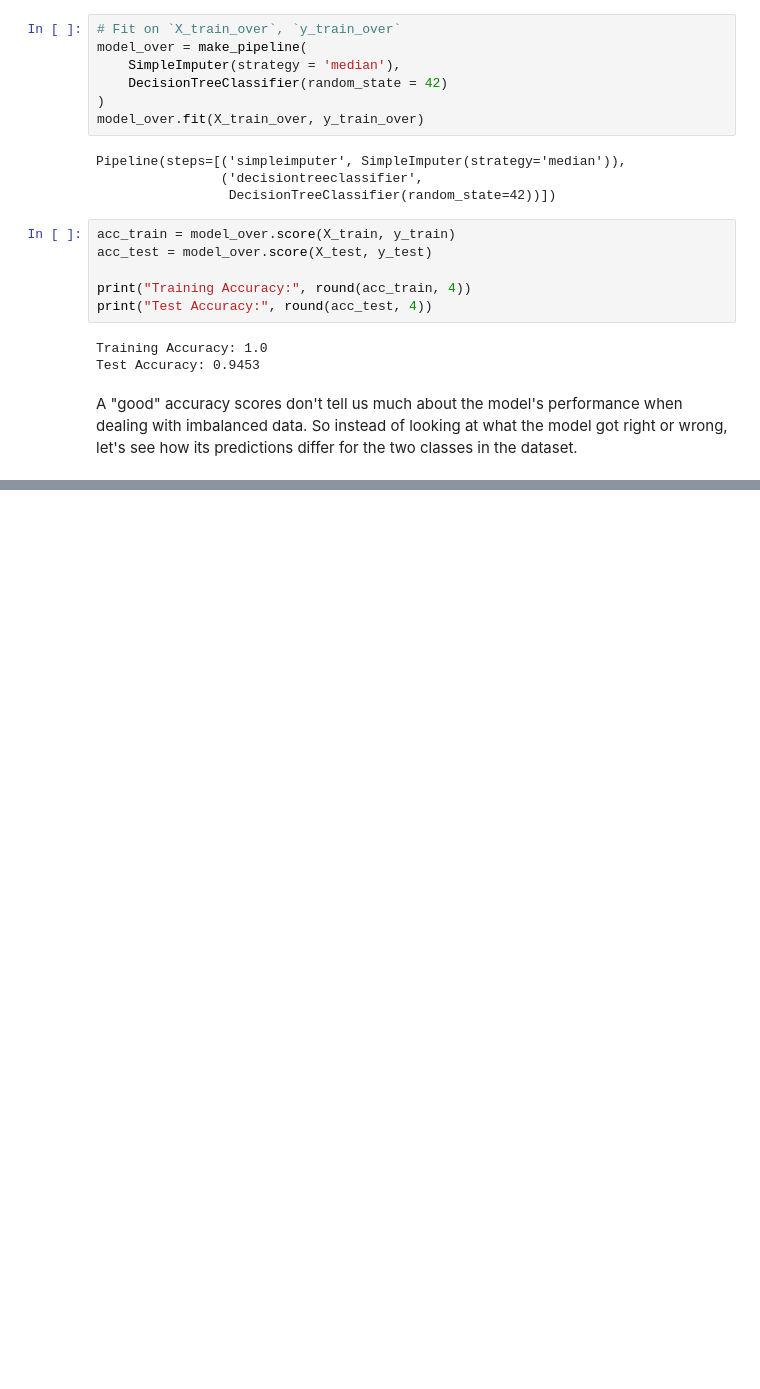
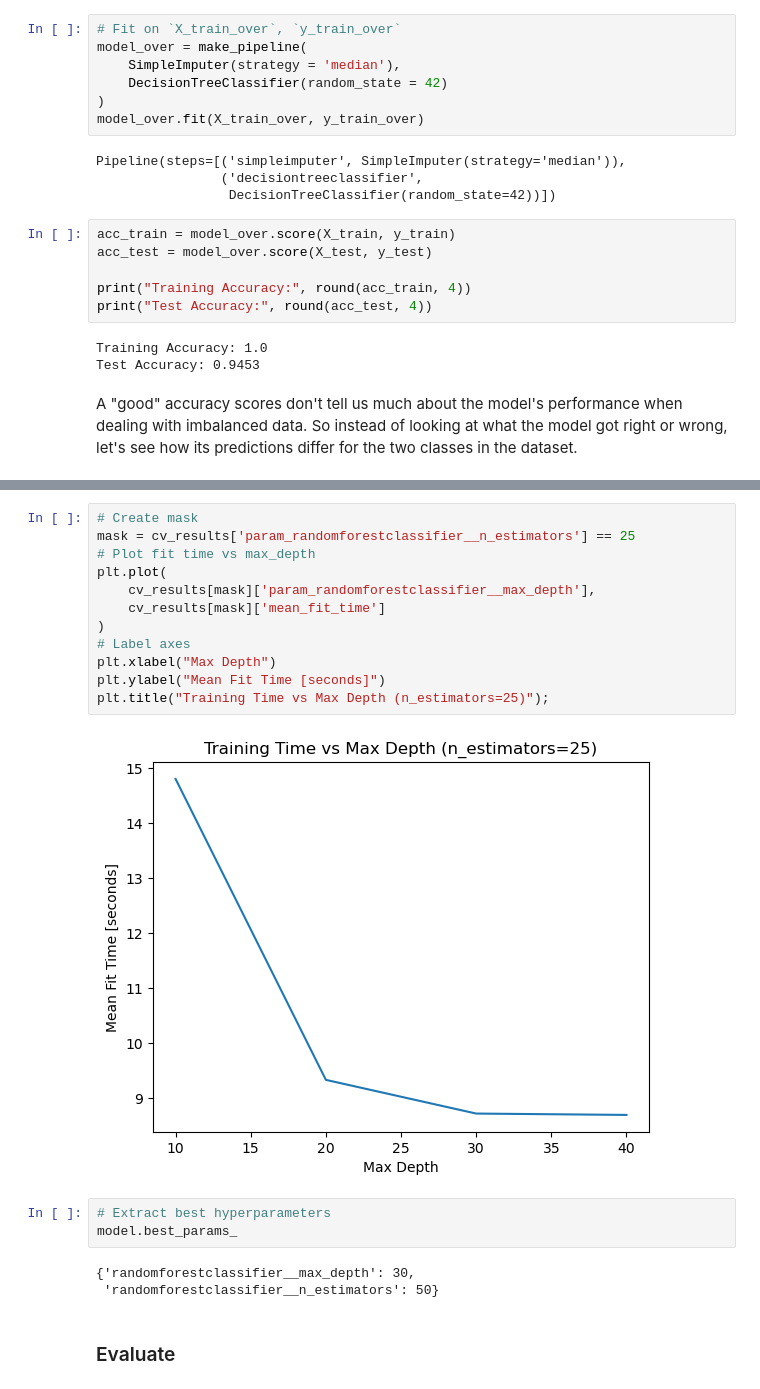
Before and after one commit to Johnnysnipes90/bankruptcy-prediction, a Jupyter notebook: notebook.ipynb, the cells around one changed output, grey strips where cells are left out. Drawn from its saved outputs; the diff is of its cells as text; blank space fills up the shorter version.

```diff
--- a/notebook.ipynb
+++ b/notebook.ipynb
@@ -289,0 +387,22 @@ Test Accuracy: 0.9453
+# %%
+# Create mask
+mask = cv_results['param_randomforestclassifier__n_estimators'] == 25
+# Plot fit time vs max_depth
+plt.plot(
+    cv_results[mask]['param_randomforestclassifier__max_depth'],
+    cv_results[mask]['mean_fit_time']
+)
+# Label axes
+plt.xlabel("Max Depth")
+plt.ylabel("Mean Fit Time [seconds]")
+plt.title("Training Time vs Max Depth (n_estimators=25)");
+# %% [output]
+[figure, added]
+# %%
+# Extract best hyperparameters
+model.best_params_
+# %% [output]
+{'randomforestclassifier__max_depth': 30,
+ 'randomforestclassifier__n_estimators': 50}
+# %% [markdown]
+### Evaluate
```
Also changed, not shown: parts of 23 cells of this notebook.
